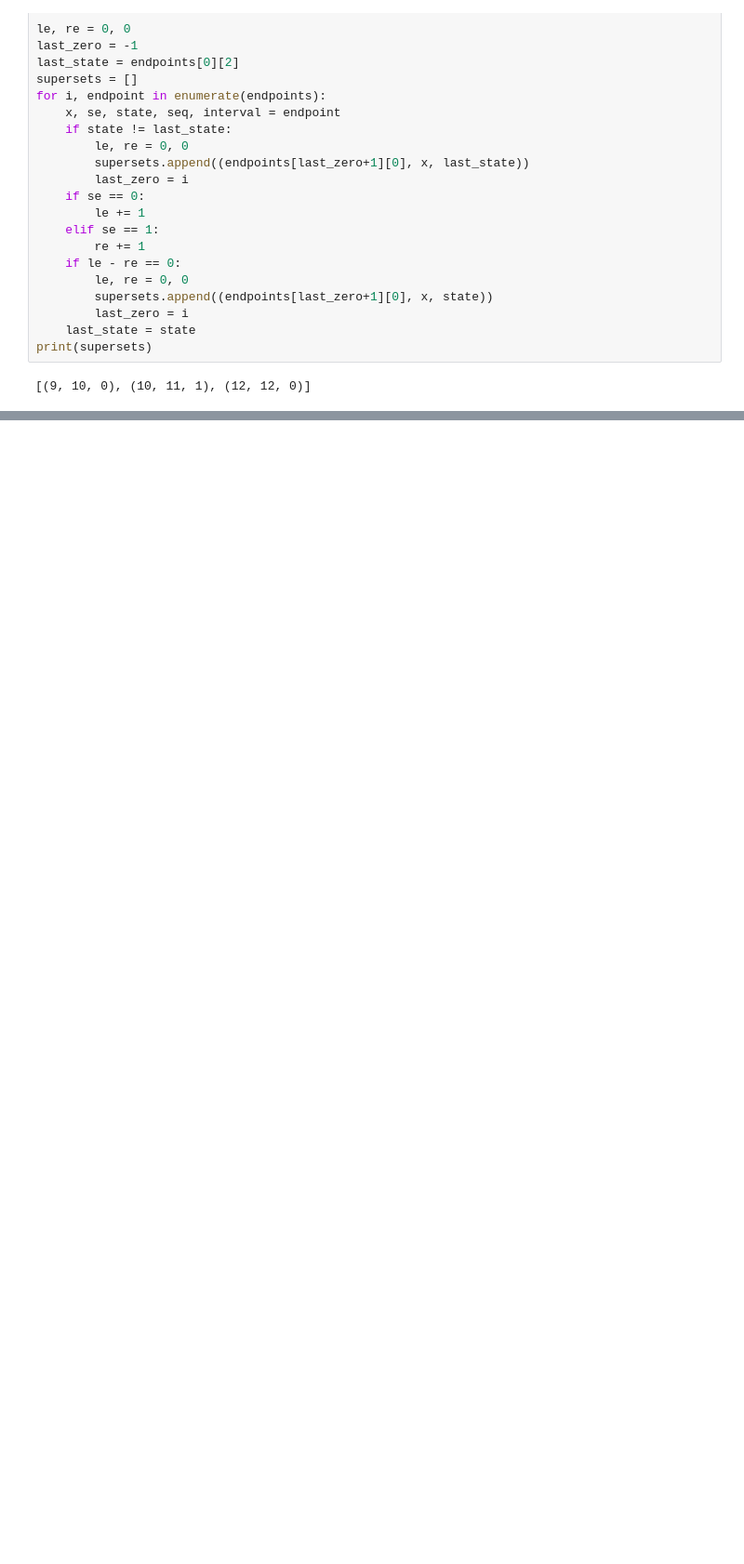
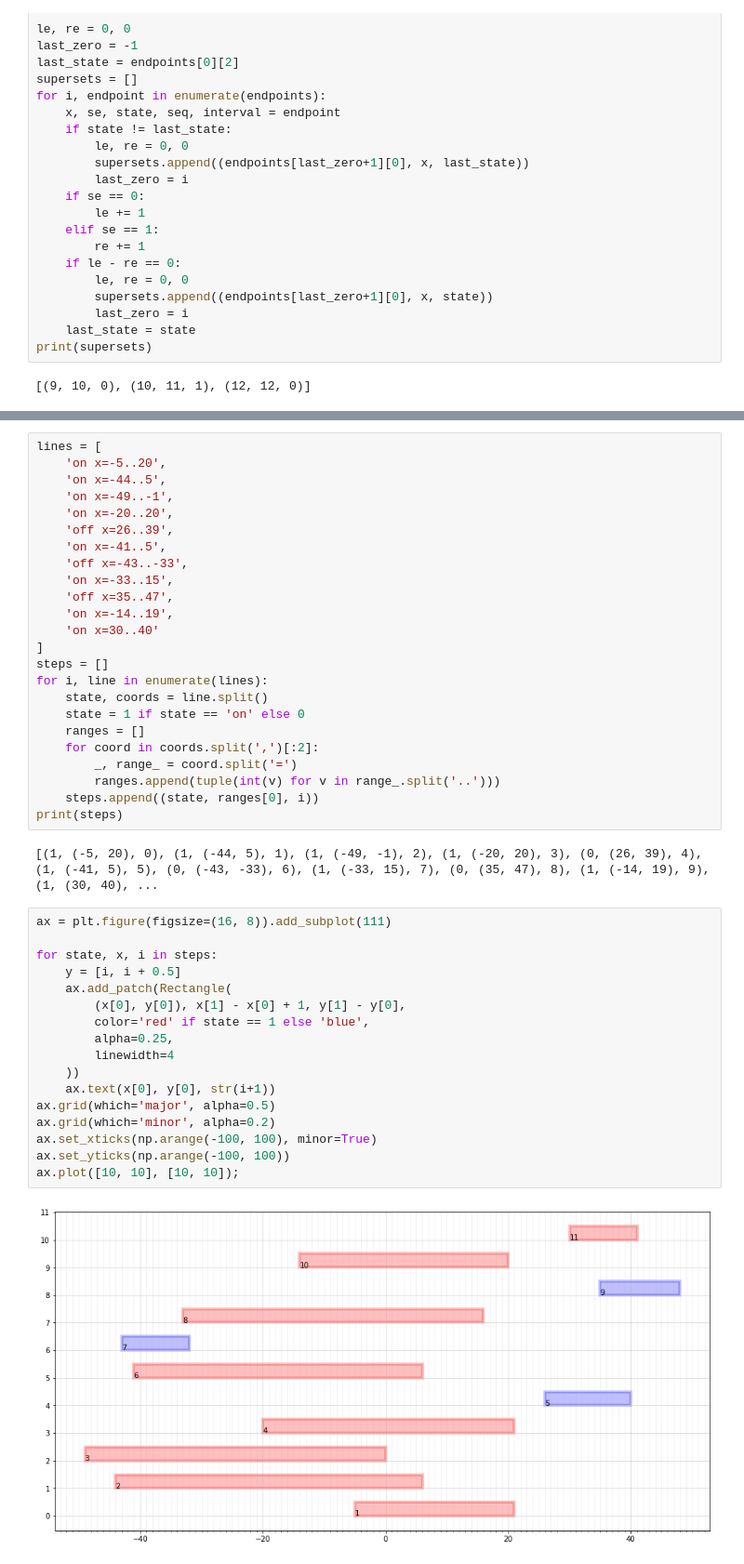
Before and after one commit to nickjhughes/advent, a Jupyter notebook: 2021/22.ipynb, the cells around one changed output, grey strips where cells are left out. Shown at 93% size. Saved outputs shown, nothing was run; the diff lists cells and outputs as text; blank space fills up the shorter version.

```diff
--- a/2021/22.ipynb
+++ b/2021/22.ipynb
@@ -680,0 +683,45 @@ print(supersets)
+# %%
+lines = [
+    'on x=-5..20',
+    'on x=-44..5',
+    'on x=-49..-1',
+    'on x=-20..20',
+    'off x=26..39',
+    'on x=-41..5',
+    'off x=-43..-33',
+    'on x=-33..15',
+    'off x=35..47',
+    'on x=-14..19',
+    'on x=30..40'
+]
+steps = []
+for i, line in enumerate(lines):
+    state, coords = line.split()
+    state = 1 if state == 'on' else 0
+    ranges = []
+    for coord in coords.split(',')[:2]:
+        _, range_ = coord.split('=')
+        ranges.append(tuple(int(v) for v in range_.split('..')))
+    steps.append((state, ranges[0], i))
+print(steps)
+# %% [output]
+[(1, (-5, 20), 0), (1, (-44, 5), 1), (1, (-49, -1), 2), (1, (-20, 20), 3), (0, (26, 39), 4), (1, (-41, 5), 5), (0, (-43, -33), 6), (1, (-33, 15), 7), (0, (35, 47), 8), (1, (-14, 19), 9), (1, (30, 40), ...
+# %%
+ax = plt.figure(figsize=(16, 8)).add_subplot(111)
+
+for state, x, i in steps:
+    y = [i, i + 0.5]
+    ax.add_patch(Rectangle(
+        (x[0], y[0]), x[1] - x[0] + 1, y[1] - y[0],
+        color='red' if state == 1 else 'blue',
+        alpha=0.25,
+        linewidth=4
+    ))
+    ax.text(x[0], y[0], str(i+1))
+ax.grid(which='major', alpha=0.5)
+ax.grid(which='minor', alpha=0.2)
+ax.set_xticks(np.arange(-100, 100), minor=True)
+ax.set_yticks(np.arange(-100, 100))
+ax.plot([10, 10], [10, 10]);
+# %% [output]
+[figure, added]
```
Also changed, not shown: parts of 4 cells of this notebook.
